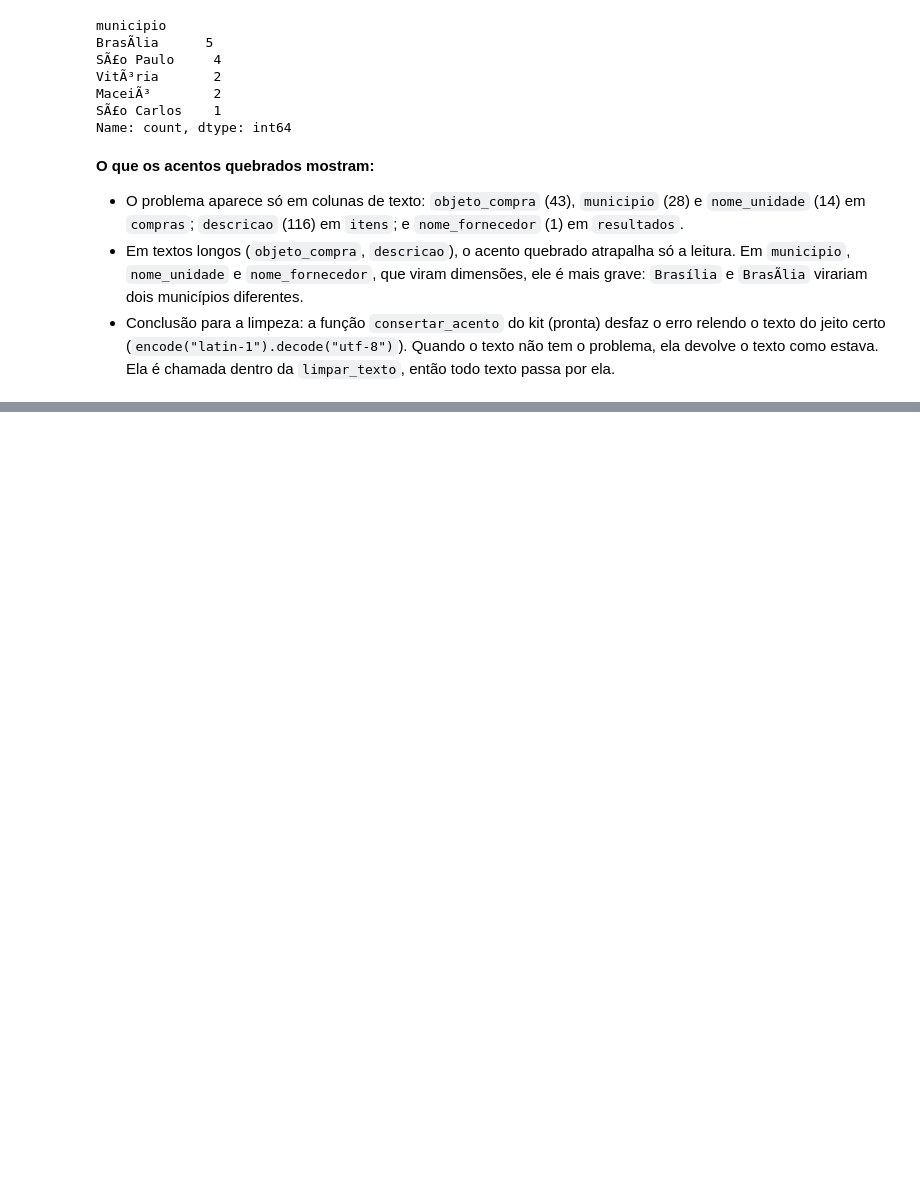
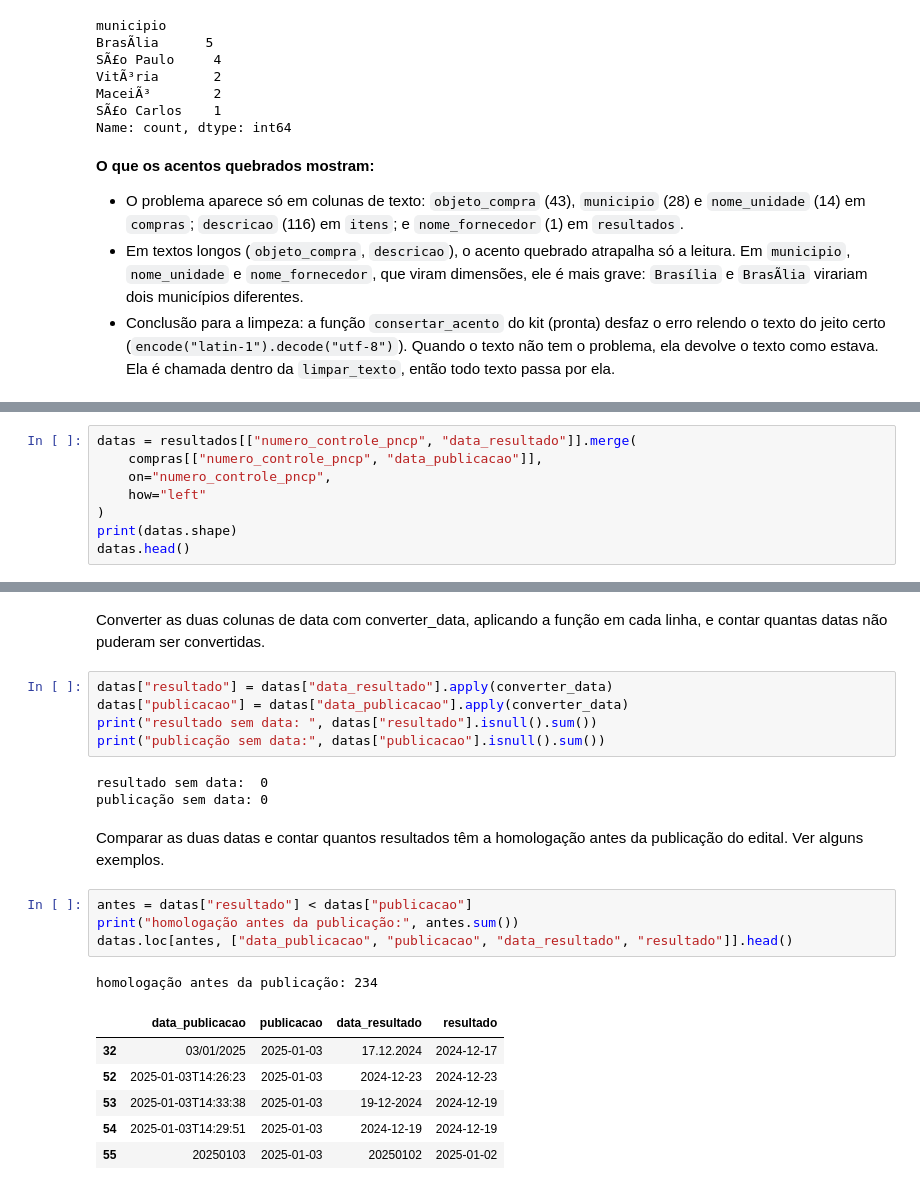
Before and after one commit to MatheusCapri/licitacoes_federais_dw, a Jupyter notebook: notebooks/01_auditoria.ipynb, the cells around one changed output, grey strips where cells are left out. Drawn from its saved outputs; the diff is of its cells as text; blank space fills up the shorter version.

```diff
--- a/notebooks/01_auditoria.ipynb
+++ b/notebooks/01_auditoria.ipynb
@@ -717,0 +735,8 @@ Name: count, dtype: int64
+# %%
+datas = resultados[["numero_controle_pncp", "data_resultado"]].merge(
+    compras[["numero_controle_pncp", "data_publicacao"]],
+    on="numero_controle_pncp",
+    how="left"
+)
+print(datas.shape)
+datas.head()
@@ -717,0 +751,24 @@ Name: count, dtype: int64
+# %% [markdown]
+Converter as duas colunas de data com converter_data, aplicando a função em cada linha, e contar quantas datas não puderam ser convertidas.
+# %%
+datas["resultado"] = datas["data_resultado"].apply(converter_data)
+datas["publicacao"] = datas["data_publicacao"].apply(converter_data)
+print("resultado sem data: ", datas["resultado"].isnull().sum())
+print("publicação sem data:", datas["publicacao"].isnull().sum())
+# %% [output]
+resultado sem data:  0
+publicação sem data: 0
+# %% [markdown]
+Comparar as duas datas e contar quantos resultados têm a homologação antes da publicação do edital. Ver alguns exemplos.
+# %%
+antes = datas["resultado"] < datas["publicacao"]
+print("homologação antes da publicação:", antes.sum())
+datas.loc[antes, ["data_publicacao", "publicacao", "data_resultado", "resultado"]].head()
+# %% [output]
+homologação antes da publicação: 234
+|  | data_publicacao | publicacao | data_resultado | resultado |
+| 32 | 03/01/2025 | 2025-01-03 | 17.12.2024 | 2024-12-17 |
+| 52 | 2025-01-03T14:26:23 | 2025-01-03 | 2024-12-23 | 2024-12-23 |
+| 53 | 2025-01-03T14:33:38 | 2025-01-03 | 19-12-2024 | 2024-12-19 |
+| 54 | 2025-01-03T14:29:51 | 2025-01-03 | 2024-12-19 | 2024-12-19 |
+| 55 | 20250103 | 2025-01-03 | 20250102 | 2025-01-02 |
```
Also changed, not shown: parts of 6 cells of this notebook.
